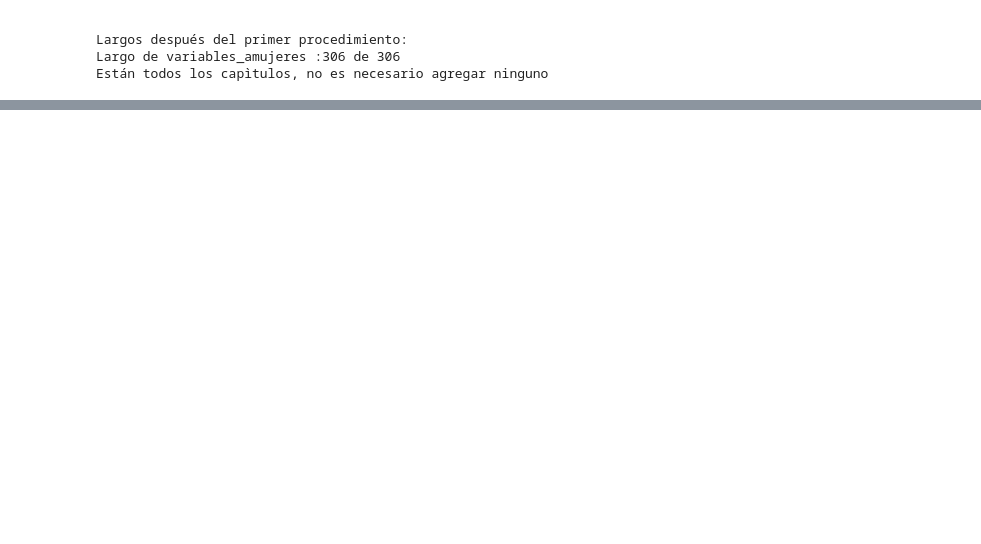
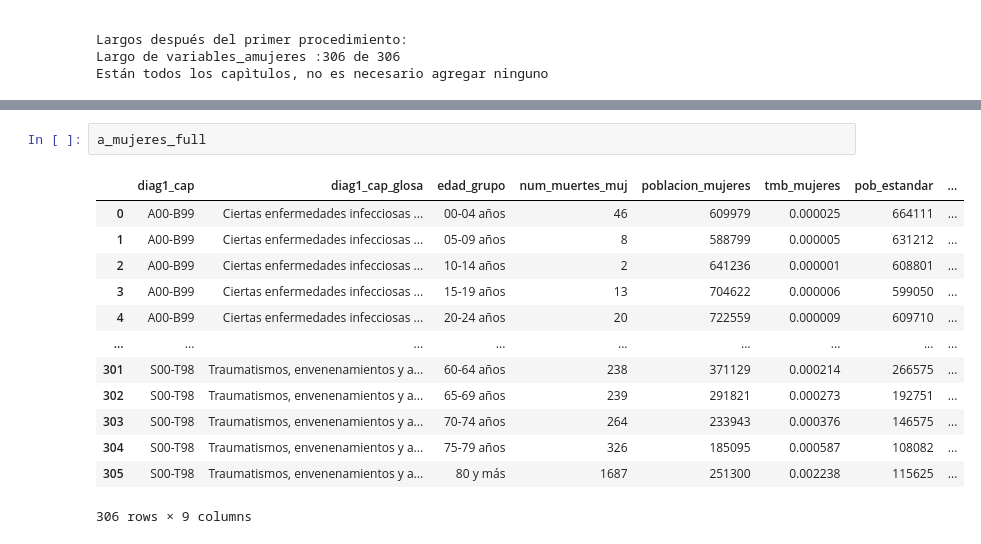
Before and after one commit to AlvaroMontiel/informe_incidencia_mortalidad, a Jupyter notebook: mortalidad_por_causas.ipynb, the cells around one changed output, grey strips where cells are left out. Cells and saved outputs as stored; diff of their text form; blank space fills up the shorter version.

```diff
--- a/mortalidad_por_causas.ipynb
+++ b/mortalidad_por_causas.ipynb
@@ -366,0 +455,16 @@ a_hombres_full.groupby('diag1_cap').sum()
+# %%
+a_mujeres_full
+# %% [output]
+|  | diag1_cap | diag1_cap_glosa | edad_grupo | num_muertes_muj | poblacion_mujeres | tmb_mujeres | pob_estandar | ... |
+| 0 | A00-B99 | Ciertas enfermedades infecciosas ... | 00-04 años | 46 | 609979 | 0.000025 | 664111 | ... |
+| 1 | A00-B99 | Ciertas enfermedades infecciosas ... | 05-09 años | 8 | 588799 | 0.000005 | 631212 | ... |
+| 2 | A00-B99 | Ciertas enfermedades infecciosas ... | 10-14 años | 2 | 641236 | 0.000001 | 608801 | ... |
+| 3 | A00-B99 | Ciertas enfermedades infecciosas ... | 15-19 años | 13 | 704622 | 0.000006 | 599050 | ... |
+| 4 | A00-B99 | Ciertas enfermedades infecciosas ... | 20-24 años | 20 | 722559 | 0.000009 | 609710 | ... |
+| ... | ... | ... | ... | ... | ... | ... | ... | ... |
+| 301 | S00-T98 | Traumatismos, envenenamientos y a... | 60-64 años | 238 | 371129 | 0.000214 | 266575 | ... |
+| 302 | S00-T98 | Traumatismos, envenenamientos y a... | 65-69 años | 239 | 291821 | 0.000273 | 192751 | ... |
+| 303 | S00-T98 | Traumatismos, envenenamientos y a... | 70-74 años | 264 | 233943 | 0.000376 | 146575 | ... |
+| 304 | S00-T98 | Traumatismos, envenenamientos y a... | 75-79 años | 326 | 185095 | 0.000587 | 108082 | ... |
+| 305 | S00-T98 | Traumatismos, envenenamientos y a... | 80 y más | 1687 | 251300 | 0.002238 | 115625 | ... |
+306 rows × 9 columns
```
Also changed, not shown: parts of 20 cells of this notebook, 1 other file.
